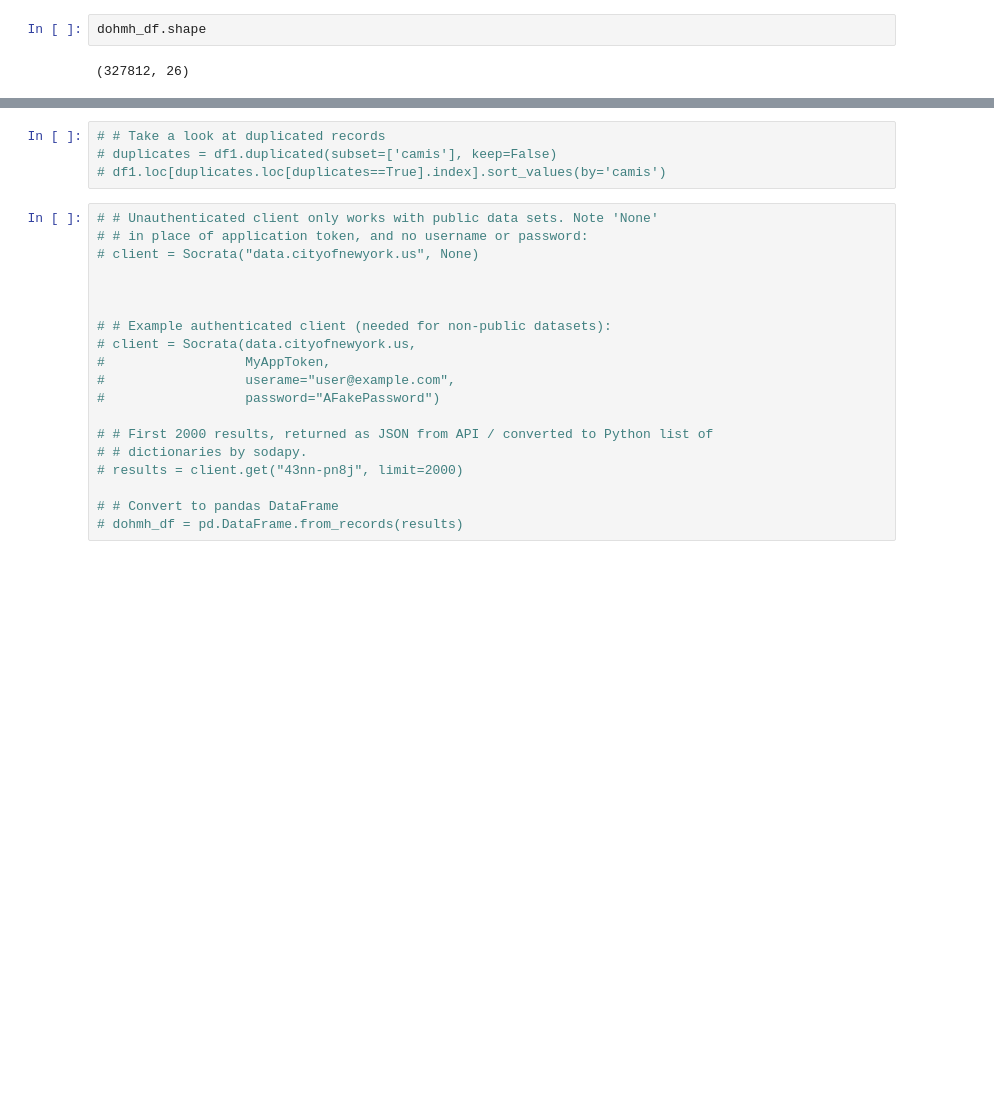
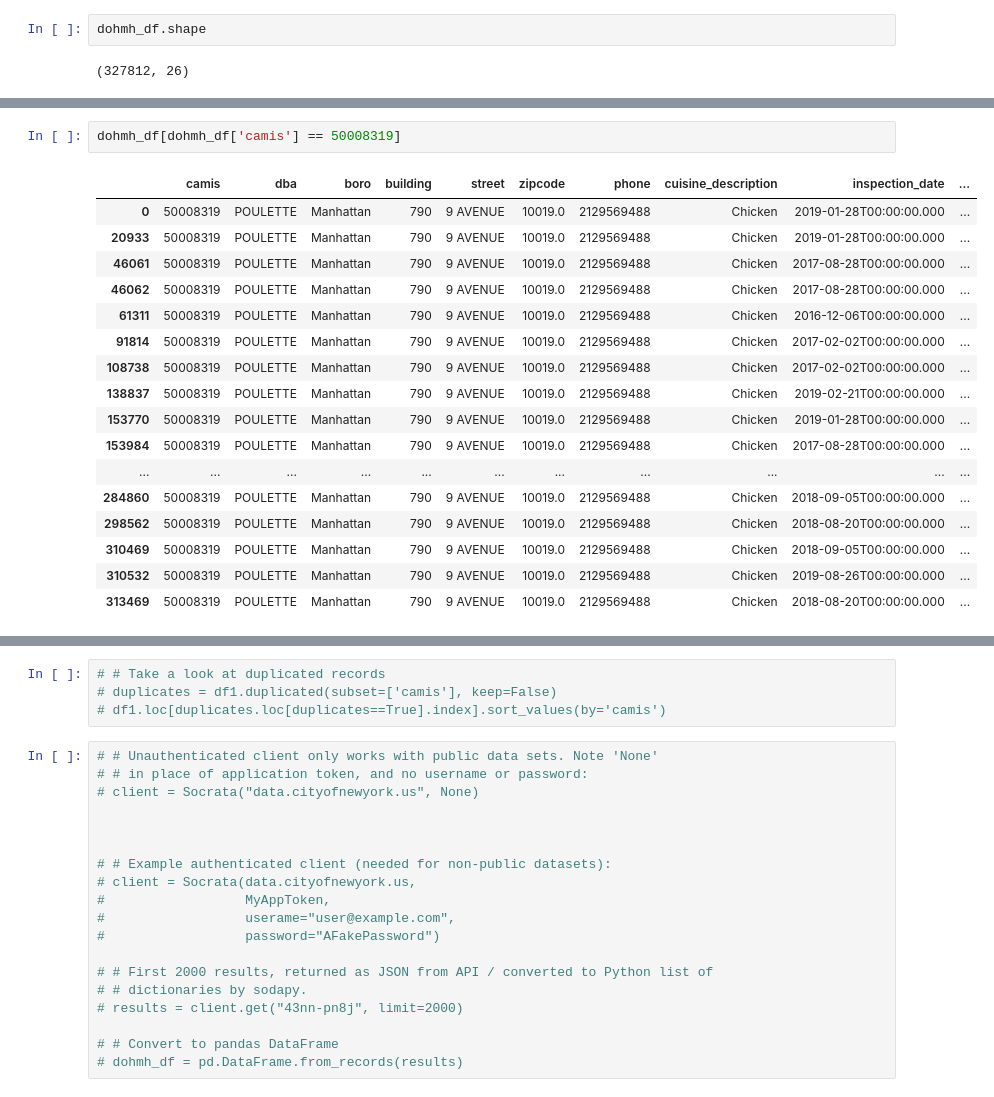
Before and after one commit to rcauvy/predicting-nyc-health-violations-with-nlp, a Jupyter notebook: Predicting NYC Health Violations.ipynb, the cells around one changed output, grey strips where cells are left out. Drawn from its saved outputs; the diff is of its cells as text; blank space fills up the shorter version.

```diff
--- a/Predicting NYC Health Violations.ipynb
+++ b/Predicting NYC Health Violations.ipynb
@@ -50,3 +64,23 @@ dohmh_df.head(3)
 | 0 | 50008319 | POULETTE | Manhattan | 790 | 9 AVENUE | 10019.0 | 2129569488 | Chicken | 2019-01-28T00:00:00.000 | ... |
 | 1 | 50100420 | SOHO DINER | Manhattan | 320 | WEST BROADWAY | 10013.0 | 2129653091 | American | 2020-01-02T00:00:00.000 | ... |
 | 2 | 41678734 | TINY'S DINER | Bronx | 3603 | RIVERDALE AVENUE | 10463.0 | 7187087600 | American | 2019-09-23T00:00:00.000 | ... |
+# %%
+dohmh_df[dohmh_df['camis'] == 50008319]
+# %% [output]
+|  | camis | dba | boro | building | street | zipcode | phone | cuisine_description | inspection_date | ... |
+| 0 | 50008319 | POULETTE | Manhattan | 790 | 9 AVENUE | 10019.0 | 2129569488 | Chicken | 2019-01-28T00:00:00.000 | ... |
+| 20933 | 50008319 | POULETTE | Manhattan | 790 | 9 AVENUE | 10019.0 | 2129569488 | Chicken | 2019-01-28T00:00:00.000 | ... |
+| 46061 | 50008319 | POULETTE | Manhattan | 790 | 9 AVENUE | 10019.0 | 2129569488 | Chicken | 2017-08-28T00:00:00.000 | ... |
+| 46062 | 50008319 | POULETTE | Manhattan | 790 | 9 AVENUE | 10019.0 | 2129569488 | Chicken | 2017-08-28T00:00:00.000 | ... |
+| 61311 | 50008319 | POULETTE | Manhattan | 790 | 9 AVENUE | 10019.0 | 2129569488 | Chicken | 2016-12-06T00:00:00.000 | ... |
+| 91814 | 50008319 | POULETTE | Manhattan | 790 | 9 AVENUE | 10019.0 | 2129569488 | Chicken | 2017-02-02T00:00:00.000 | ... |
+| 108738 | 50008319 | POULETTE | Manhattan | 790 | 9 AVENUE | 10019.0 | 2129569488 | Chicken | 2017-02-02T00:00:00.000 | ... |
+| 138837 | 50008319 | POULETTE | Manhattan | 790 | 9 AVENUE | 10019.0 | 2129569488 | Chicken | 2019-02-21T00:00:00.000 | ... |
+| 153770 | 50008319 | POULETTE | Manhattan | 790 | 9 AVENUE | 10019.0 | 2129569488 | Chicken | 2019-01-28T00:00:00.000 | ... |
+| 153984 | 50008319 | POULETTE | Manhattan | 790 | 9 AVENUE | 10019.0 | 2129569488 | Chicken | 2017-08-28T00:00:00.000 | ... |
+| ... | ... | ... | ... | ... | ... | ... | ... | ... | ... | ... |
+| 284860 | 50008319 | POULETTE | Manhattan | 790 | 9 AVENUE | 10019.0 | 2129569488 | Chicken | 2018-09-05T00:00:00.000 | ... |
+| 298562 | 50008319 | POULETTE | Manhattan | 790 | 9 AVENUE | 10019.0 | 2129569488 | Chicken | 2018-08-20T00:00:00.000 | ... |
+| 310469 | 50008319 | POULETTE | Manhattan | 790 | 9 AVENUE | 10019.0 | 2129569488 | Chicken | 2018-09-05T00:00:00.000 | ... |
+| 310532 | 50008319 | POULETTE | Manhattan | 790 | 9 AVENUE | 10019.0 | 2129569488 | Chicken | 2019-08-26T00:00:00.000 | ... |
+| 313469 | 50008319 | POULETTE | Manhattan | 790 | 9 AVENUE | 10019.0 | 2129569488 | Chicken | 2018-08-20T00:00:00.000 | ... |
```
Also changed, not shown: parts of 18 cells of this notebook, 3 other files.
